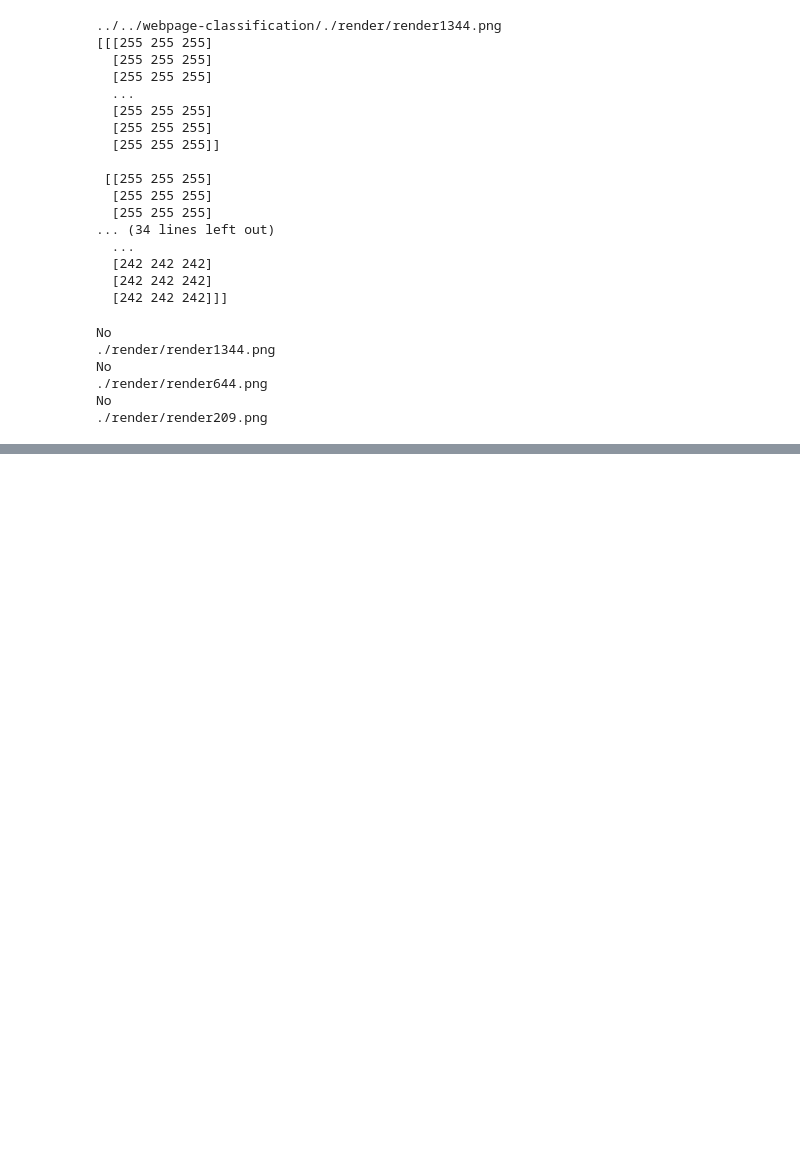
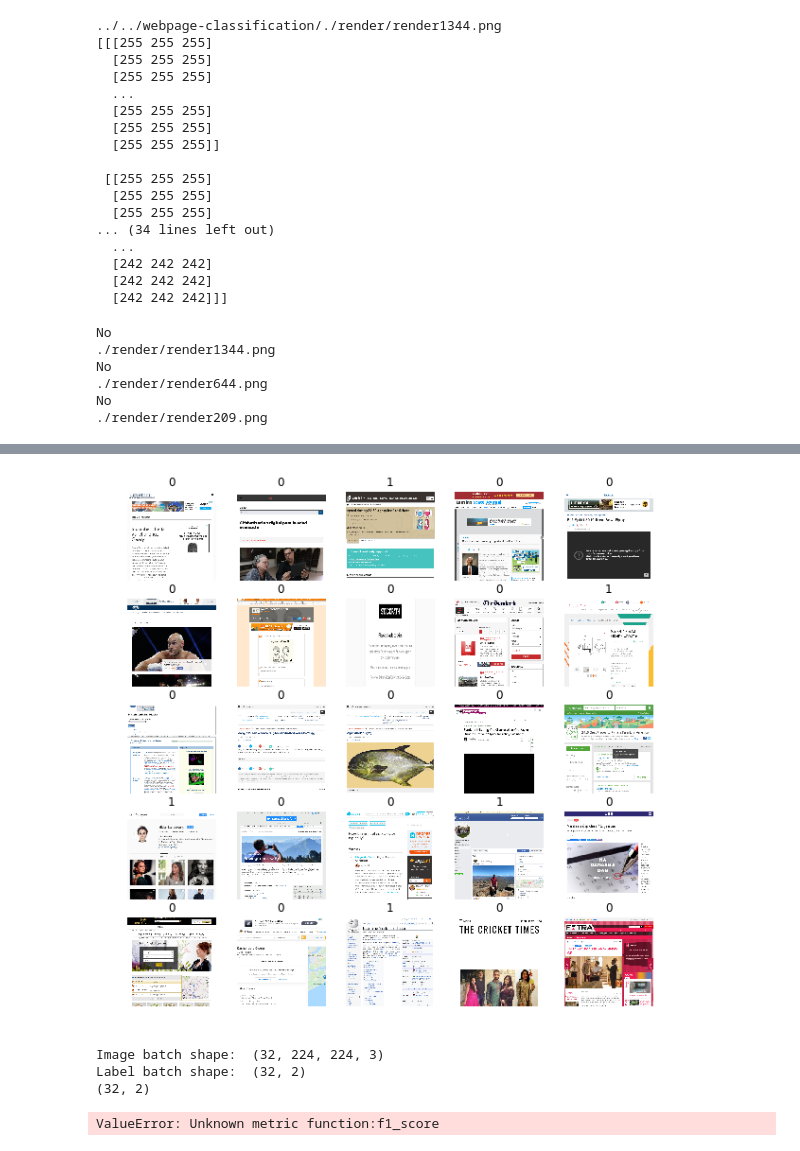
Before and after one commit to foreseeable/Aelous, a Jupyter notebook: scripts/screeshot.ipynb, the cells around one changed output, grey strips where cells are left out. Cells and saved outputs as stored; diff of their text form; code cells hidden in the pictures; blank space fills up the shorter version.

```diff
--- a/scripts/screeshot.ipynb
+++ b/scripts/screeshot.ipynb
@@ -143,0 +211,56 @@ feature_extractor_layer = hub.KerasLayer(feature_extractor_url,
+# %%
+def prepare_for_training(ds, cache=True, shuffle_buffer_size=1000):
+  # This is a small dataset, only load it once, and keep it in memory.
+  # use `.cache(filename)` to cache preprocessing work for datasets that don't
+  # fit in memory.
+  if cache:
+    if isinstance(cache, str):
+      ds = ds.cache(cache)
+    else:
+      ds = ds.cache()
+  ds = ds.shuffle(buffer_size=shuffle_buffer_size)
+
+  # Repeat forever
+  ds = ds.repeat()
+
+  ds = ds.batch(BATCH_SIZE)
+
+  # `prefetch` lets the dataset fetch batches in the background while the model
+  # is training.
+  ds = ds.prefetch(buffer_size=AUTOTUNE)
+
+  return ds
+# %%
+train_ds = prepare_for_training(labeled_ds)
+# %%
+image_batch, label_batch = next(iter(train_ds))
+# %%
+def show_batch(image_batch, label_batch):
+  plt.figure(figsize=(10,10))
+  for n in range(25):
+      ax = plt.subplot(5,5,n+1)
+      plt.imshow(image_batch[n])
+      plt.title(CLASS_NAMES[label_batch[n]==1][0].title())
+      plt.axis('off')
+show_batch(image_batch.numpy(), label_batch.numpy())
+# %% [output]
+[figure, added]
+# %%
+for image_batch, label_batch in train_ds:
+  print("Image batch shape: ", image_batch.shape)
+  print("Label batch shape: ", label_batch.shape)
+  predictions = model(image_batch)
+  print(predictions.shape)
+
+  break
+# %% [output]
+Image batch shape:  (32, 224, 224, 3)
+Label batch shape:  (32, 2)
+(32, 2)
+# %%
+model.compile(
+  optimizer=tf.keras.optimizers.Adam(),
+  loss='categorical_crossentropy',
+  metrics=['acc','f1_score'])
+# %% [output]
+ValueError: Unknown metric function:f1_score
```
Also changed, not shown: parts of 29 cells of this notebook, 1 other file.
